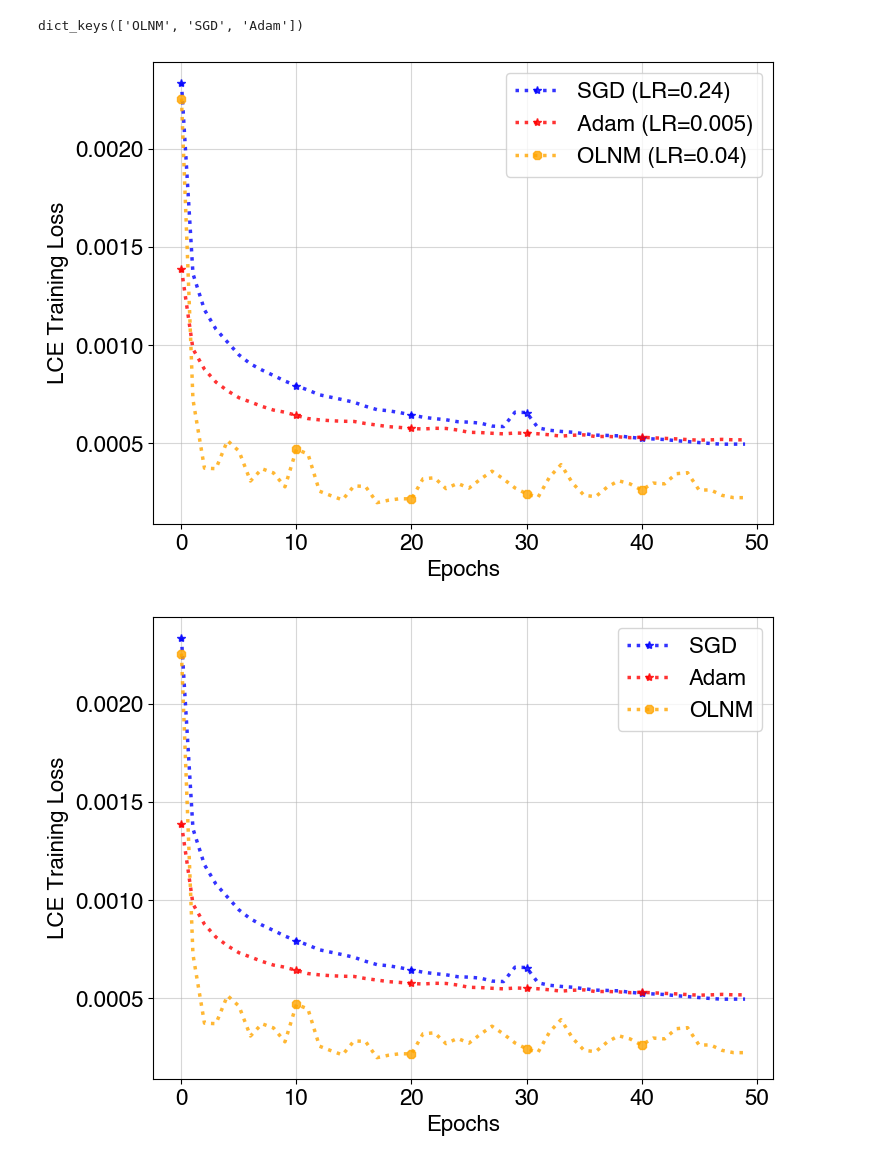
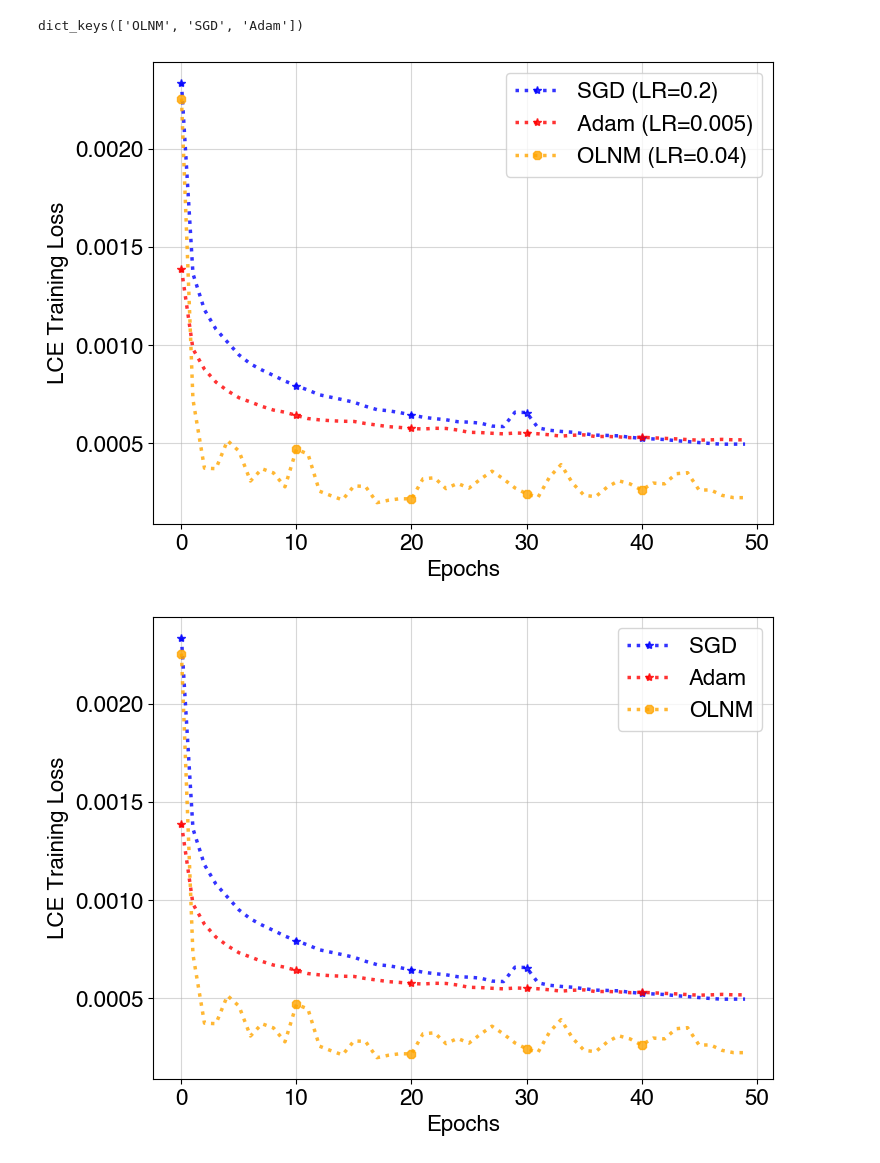
Before and after one commit to tuanna712/olnm-optimizer, a Jupyter notebook: cnn-fmnist/viz-performance.ipynb, the cells around one changed output. Drawn from its saved outputs; the diff is of its cells as text; code cells hidden in the pictures.

```diff
--- a/cnn-fmnist/viz-performance.ipynb
+++ b/cnn-fmnist/viz-performance.ipynb
@@ -32,36 +32,36 @@ plt.plot(smooth_history(all_results['SGD'][0]),
         alpha=0.8, color='blue',
         linewidth=2.5,
         linestyle='dotted',
-        label='SGD (LR=0.24)',
+        label='SGD (LR=0.2)',
         markevery=10, marker='*')
 plt.plot(smooth_history(all_results['Adam'][0]),
         alpha=0.8, color='red',
         linewidth=2.5,
         linestyle='dotted',
         label='Adam (LR=0.005)',
         markevery=10, marker='*')
 plt.plot(smooth_history(all_results['OLNM'][0]),
         alpha=0.8, color='orange',
         linewidth=2.5,
         linestyle='dotted',
         label='OLNM (LR=0.04)',
         markevery=10, marker='8')
 
 plt.xlabel('Epochs', fontsize=16)
 plt.xticks(fontsize=16)
 
 plt.ylabel('LCE Training Loss', fontsize=16)
 plt.yticks(fontsize=16)
 # plt.ylim(0.0001, 0.0015)
 
 plt.legend(loc='upper right', fontsize=16)
 plt.grid(True, alpha=0.5)
 plt.savefig("imgs/png/figure-5a-fmnist.png")
 plt.savefig("imgs/pdf/figure-5a-fmnist.pdf", bbox_inches='tight')
 plt.savefig("imgs/svg/figure-5a-fmnist.svg", bbox_inches='tight')
 plt.show()
 # %% [output]
-[figure, old version]
+[figure, new version]
 # %%
 # --- Comparison Plot ---
 import numpy as np
```
Also changed, not shown: 5 other files.
